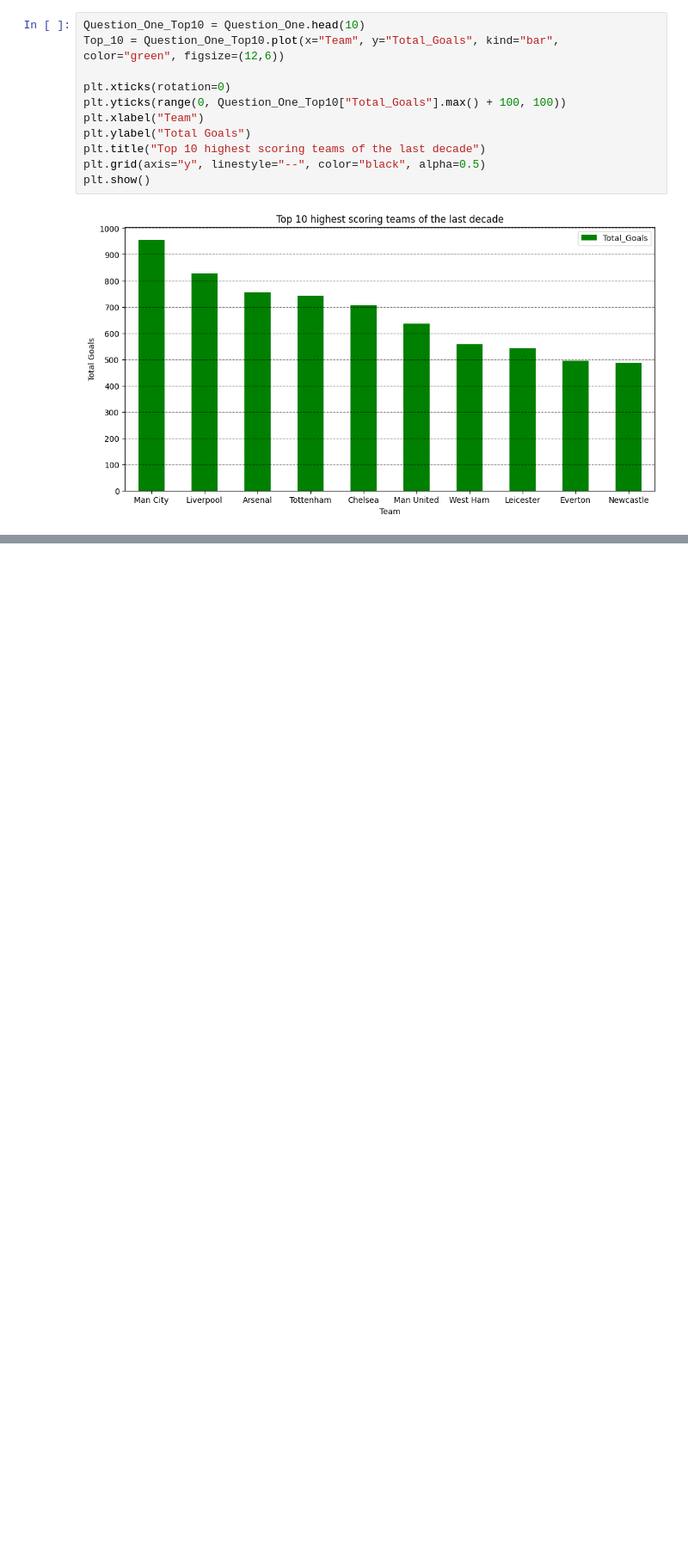
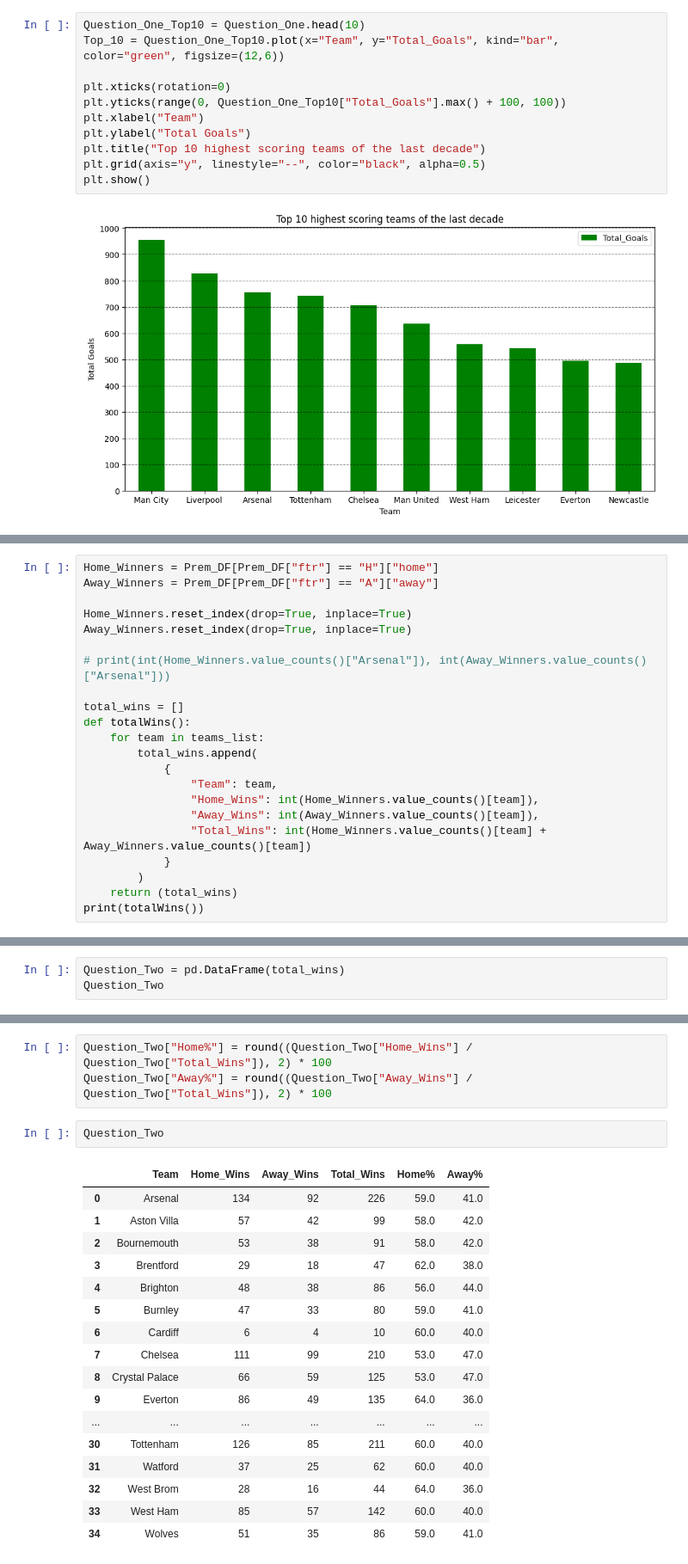
Before and after one commit to SmithNJ13/data_analysis, a Jupyter notebook: analysis.ipynb, the cells around one changed output, grey strips where cells are left out. Shown: that part at 86% size. Saved outputs shown, nothing was run; the diff lists cells and outputs as text; blank space fills up the shorter version.

Commit message:
created new DataFrame which has total home wins, away wins and total wins + their associated percentage%

```diff
--- a/analysis.ipynb
+++ b/analysis.ipynb
@@ -448,0 +464,22 @@ plt.show()
+# %%
+Home_Winners = Prem_DF[Prem_DF["ftr"] == "H"]["home"]
+Away_Winners = Prem_DF[Prem_DF["ftr"] == "A"]["away"]
+
+Home_Winners.reset_index(drop=True, inplace=True)
+Away_Winners.reset_index(drop=True, inplace=True)
+
+# print(int(Home_Winners.value_counts()["Arsenal"]), int(Away_Winners.value_counts()["Arsenal"]))
+
+total_wins = []
+def totalWins():
+    for team in teams_list:
+        total_wins.append(
+            {
+                "Team": team,
+                "Home_Wins": int(Home_Winners.value_counts()[team]),
+                "Away_Wins": int(Away_Winners.value_counts()[team]),
+                "Total_Wins": int(Home_Winners.value_counts()[team] + Away_Winners.value_counts()[team])
+            }
+        )
+    return (total_wins)
+print(totalWins())
@@ -448,0 +488,3 @@ plt.show()
+# %%
+Question_Two = pd.DataFrame(total_wins)
+Question_Two
@@ -448,0 +509,23 @@ plt.show()
+# %%
+Question_Two["Home%"] = round((Question_Two["Home_Wins"] / Question_Two["Total_Wins"]), 2) * 100
+Question_Two["Away%"] = round((Question_Two["Away_Wins"] / Question_Two["Total_Wins"]), 2) * 100
+# %%
+Question_Two
+# %% [output]
+|  | Team | Home_Wins | Away_Wins | Total_Wins | Home% | Away% |
+| 0 | Arsenal | 134 | 92 | 226 | 59.0 | 41.0 |
+| 1 | Aston Villa | 57 | 42 | 99 | 58.0 | 42.0 |
+| 2 | Bournemouth | 53 | 38 | 91 | 58.0 | 42.0 |
+| 3 | Brentford | 29 | 18 | 47 | 62.0 | 38.0 |
+| 4 | Brighton | 48 | 38 | 86 | 56.0 | 44.0 |
+| 5 | Burnley | 47 | 33 | 80 | 59.0 | 41.0 |
+| 6 | Cardiff | 6 | 4 | 10 | 60.0 | 40.0 |
+| 7 | Chelsea | 111 | 99 | 210 | 53.0 | 47.0 |
+| 8 | Crystal Palace | 66 | 59 | 125 | 53.0 | 47.0 |
+| 9 | Everton | 86 | 49 | 135 | 64.0 | 36.0 |
+| ... | ... | ... | ... | ... | ... | ... |
+| 30 | Tottenham | 126 | 85 | 211 | 60.0 | 40.0 |
+| 31 | Watford | 37 | 25 | 62 | 60.0 | 40.0 |
+| 32 | West Brom | 28 | 16 | 44 | 64.0 | 36.0 |
+| 33 | West Ham | 85 | 57 | 142 | 60.0 | 40.0 |
+| 34 | Wolves | 51 | 35 | 86 | 59.0 | 41.0 |
```
Also changed, not shown: parts of 4 cells of this notebook, 1 other file.
